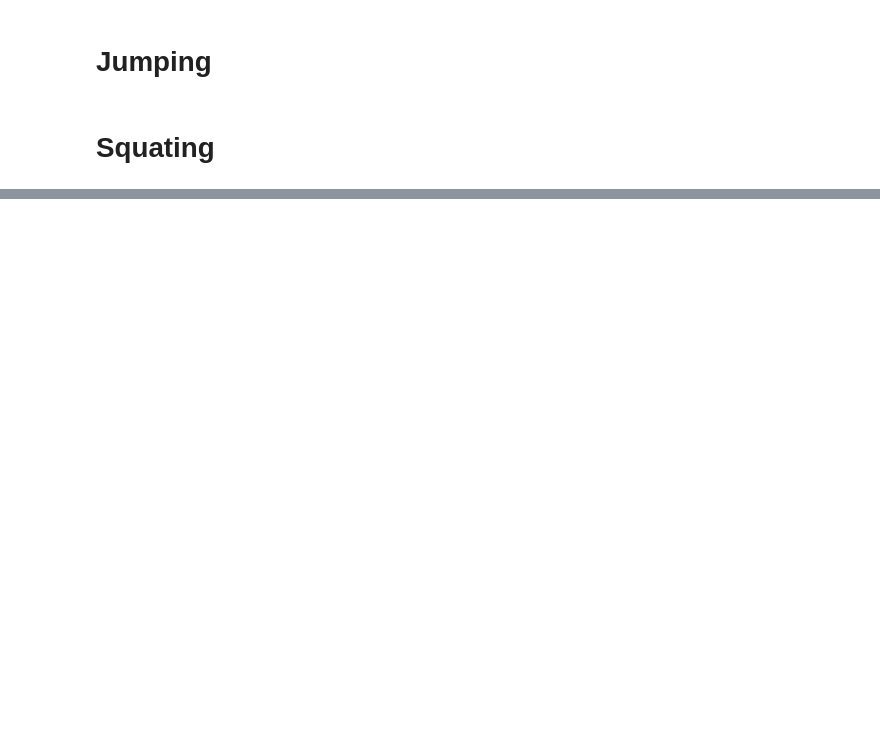
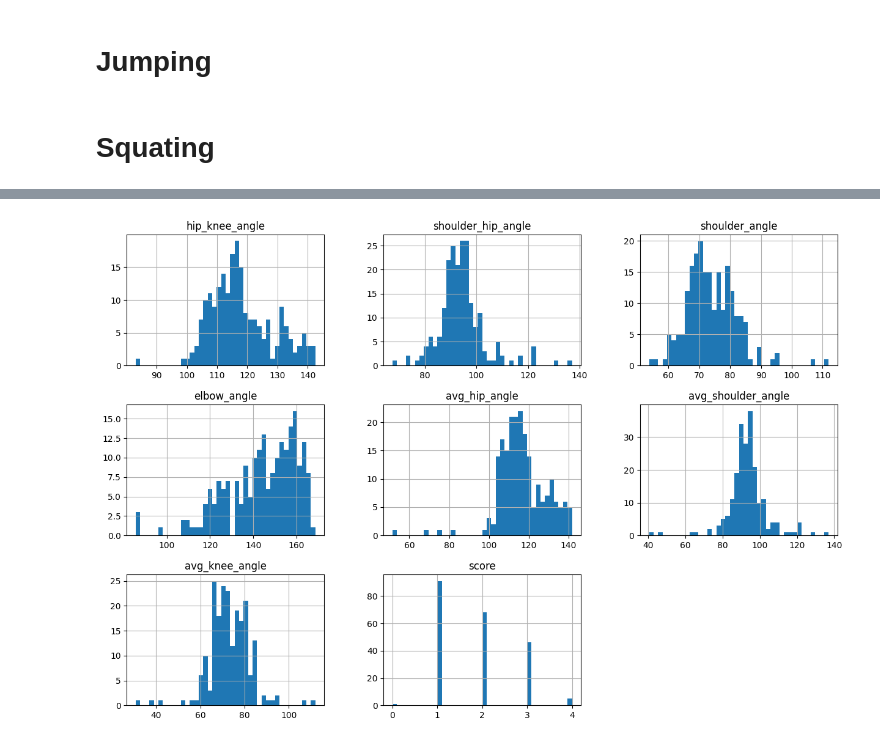
Before and after one commit to DhruvMehta-code/Pose-Estimation, a Jupyter notebook: pose.ipynb, the cells around one changed output, grey strips where cells are left out. Saved outputs shown, nothing was run; the diff lists cells and outputs as text; code cells hidden in the pictures; blank space fills up the shorter version.

```diff
--- a/pose.ipynb
+++ b/pose.ipynb
@@ -265,0 +361,5 @@ import pandas as pd
+# %%
+data.hist(bins=40, figsize=(15, 10))
+plt.show()
+# %% [output]
+[figure, added]
```
Also changed, not shown: parts of 31 cells of this notebook.
